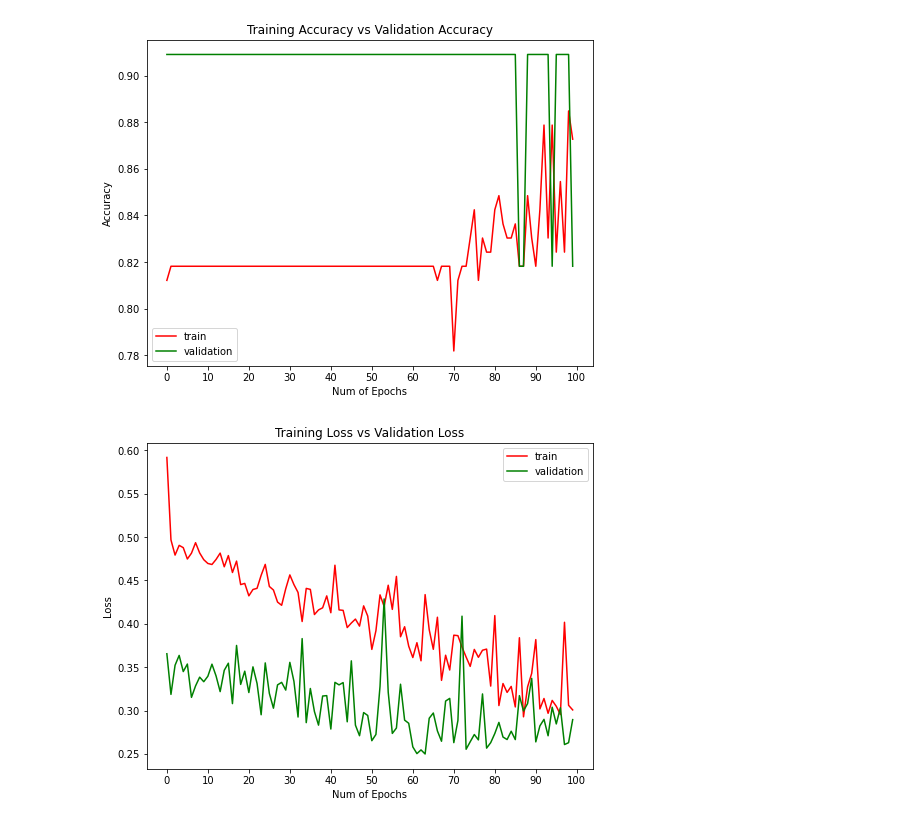
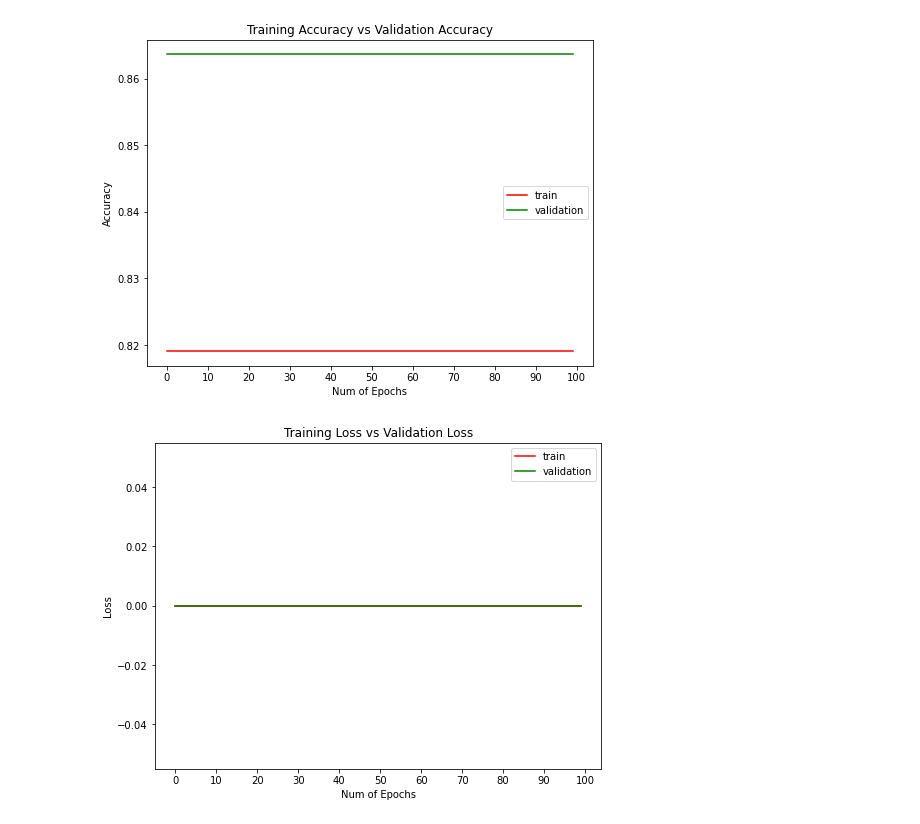
Before and after one commit to isilkarabeyaksakalli/kidneyStoneBinaryClassification, a Jupyter notebook: healthy_patient_detection.ipynb, the cells around one changed output. Drawn from its saved outputs; the diff is of its cells as text; code cells hidden in the pictures.

```diff
--- a/healthy_patient_detection.ipynb
+++ b/healthy_patient_detection.ipynb
@@ -19,8 +41,0 @@ normalized_X = preprocessing.normalize(X)
-# %%
-from keras.utils import np_utils
-# encode class values as integers
-encoder = LabelEncoder()
-encoder.fit(Y)
-encoded_Y = encoder.transform(Y)
-# One-hot encode labels
-Y_cat = np_utils.to_categorical(encoded_Y)
@@ -60,31 +43,21 @@ x_test shape (34, 5120)
 from sklearn.metrics import confusion_matrix
 import itertools
 
-from keras.utils.np_utils import to_categorical # convert to one-hot-encoding
 from keras.models import Sequential
-from keras.layers import Dense, Dropout, Flatten, Conv1D, MaxPool1D
 from keras.optimizers import RMSprop,Adam
-from keras.preprocessing.image import ImageDataGenerator
-from keras.callbacks import ReduceLROnPlateau
 from keras.models import Sequential
 from keras.layers import Dense, Dropout, Activation
-from keras.models import Model
 import keras
 import tensorflow as tf
 import matplotlib.pyplot as plt
 import numpy as np
-from keras.layers import Input, Dense
-from keras.optimizers import SGD
-from keras.utils import np_utils
-from sklearn.model_selection import cross_val_predict
 from sklearn.metrics import confusion_matrix
 import numpy as np
 import pandas as pd
 from visual_callbacks import AccLossPlotter
-from sklearn.model_selection  import train_test_split
 from visual_callbacks import ConfusionMatrixPlotter
+
 model=Sequential()
-
 model.add(Dense(32,input_dim=5120))
 model.add(Dropout(0.2))
 model.add(Activation('relu'))
@@ -94,14 +67,31 @@ model.add(Dropout(0.2))
 model.add(Activation('relu'))
 model.add(Dense(64))
 model.add(Dropout(0.2))
-model.add(Dense(2))
+model.add(Activation('relu'))
+model.add(Dense(128))
+model.add(Dropout(0.2))
+model.add(Dense(1))
 model.add(Activation('softmax'))
 
-#model.compile(loss=keras.losses.categorical_crossentropy, optimizer=keras.optimizers.Adam(),metrics=['accuracy'])
+class_names = ['Healthy', 'Patient']
+#plotter = ConfusionMatrixPlotter(X_val=X_test, classes=class_names, Y_val=y_test)
+
 model.compile(optimizer='adam',
               loss='categorical_crossentropy',
               metrics=['acc'])
-cnn=model.fit(X_train,y_train,validation_data=(x_val,y_val),epochs=100, batch_size=8)#, callbacks=[plotter])
+
+
+X = np.array(normalized_X)
+y = np.array(Y)
+n_splits=10
+#split sayısı doğruluğu değiştirmiyor.
+skf = StratifiedKFold(n_splits=n_splits,random_state=1, shuffle=True)
+skf.get_n_splits(X, y)
+
+#her bir 100 epoch için sonuçlar aynı çıkıyor ve loss'u hesaplayamıyor.
+for train_index, test_index in skf.split(X, y):
+    cnn=model.fit(X[train_index,:], y[train_index], validation_data=(X[test_index,:], y[test_index]), epochs=100,batch_size=32)
+
 
 plt.figure(0)
 plt.plot(cnn.history['acc'],'r')
@@ -145,5 +135,5 @@ Epoch 100/100
-[figure, old version]
+[figure, new version]
-[figure, old version]
+[figure, new version]
 # %%
 def plot_confusion_matrix(cm, names,normalize=False, title='Confusion matrix', cmap=plt.cm.Blues):
     plt.imshow(cm, interpolation='nearest', cmap=cmap)
```
Also changed, not shown: parts of 6 cells of this notebook.
